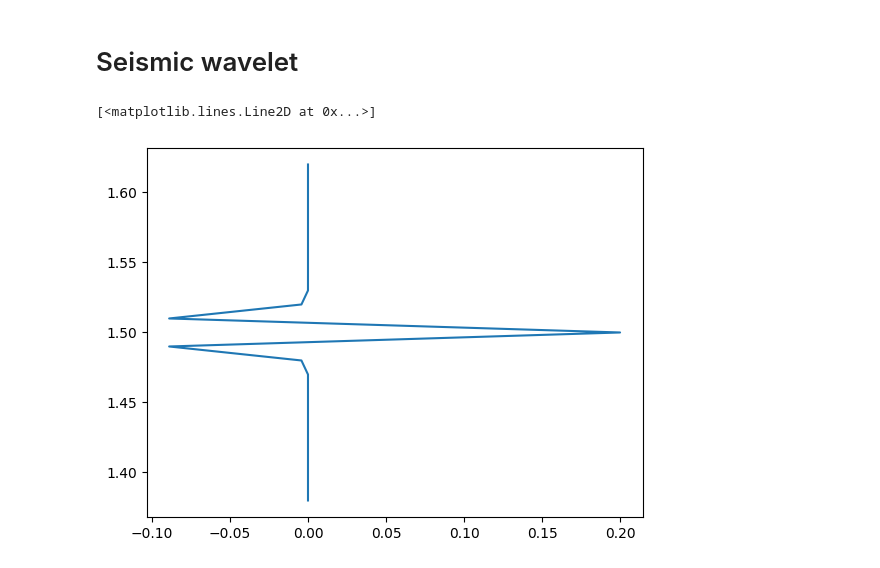
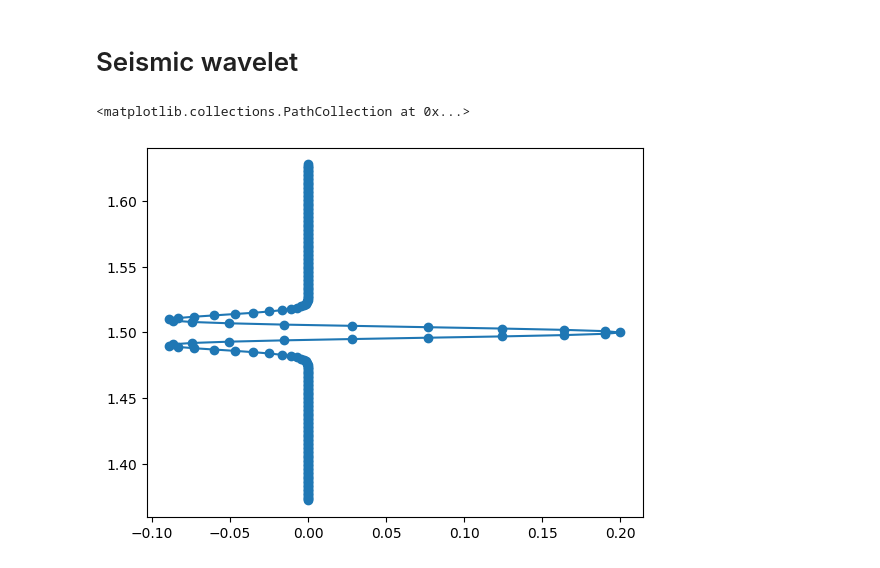
Before and after one commit to Dunckleosteus/seismic, a Jupyter notebook: seismic.ipynb, the cells around one changed output. Saved outputs shown, nothing was run; the diff lists cells and outputs as text; code cells hidden in the pictures.

Commit message:
fixed sampling intervall

```diff
--- a/seismic.ipynb
+++ b/seismic.ipynb
@@ -125,13 +125,14 @@ plt.gca().invert_yaxis()
 # %%
 
 def create_wavelet(offset, amplitude, length=0.256, frequency=40, sample_intervall=0.01):
-  w, t = bf.ricker(length, sample_interval, frequencies)
+  w, t = bf.ricker(length, sample_intervall, frequency)
   t += offset
   w *= amplitude
   return w,t
 
-w, t = create_wavelet(1.5, 0.2)
+w, t = create_wavelet(1.5, 0.2, sample_intervall=0.001)
 plt.plot(w, t)
+plt.scatter(w,t )
 # %% [output]
-[<matplotlib.lines.Line2D at 0x...>]
+<matplotlib.collections.PathCollection at 0x...>
-[figure, old version]
+[figure, new version]
```
